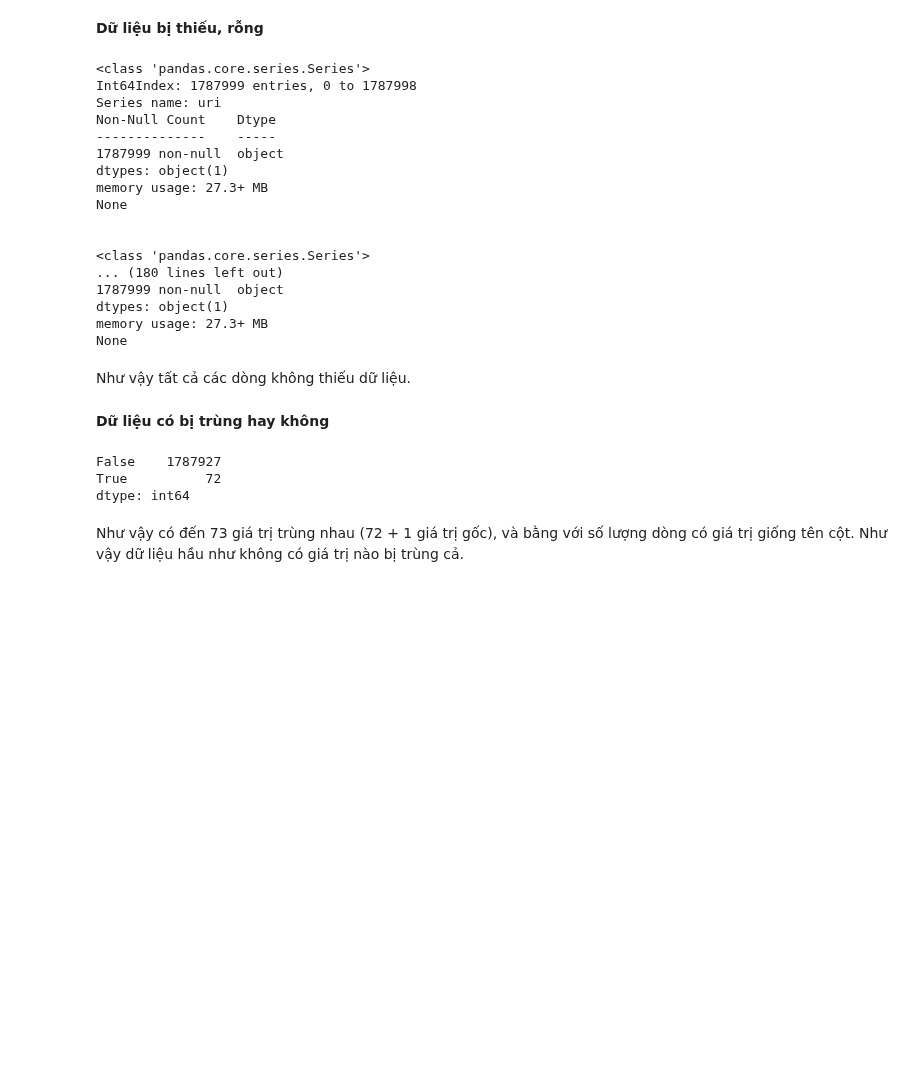
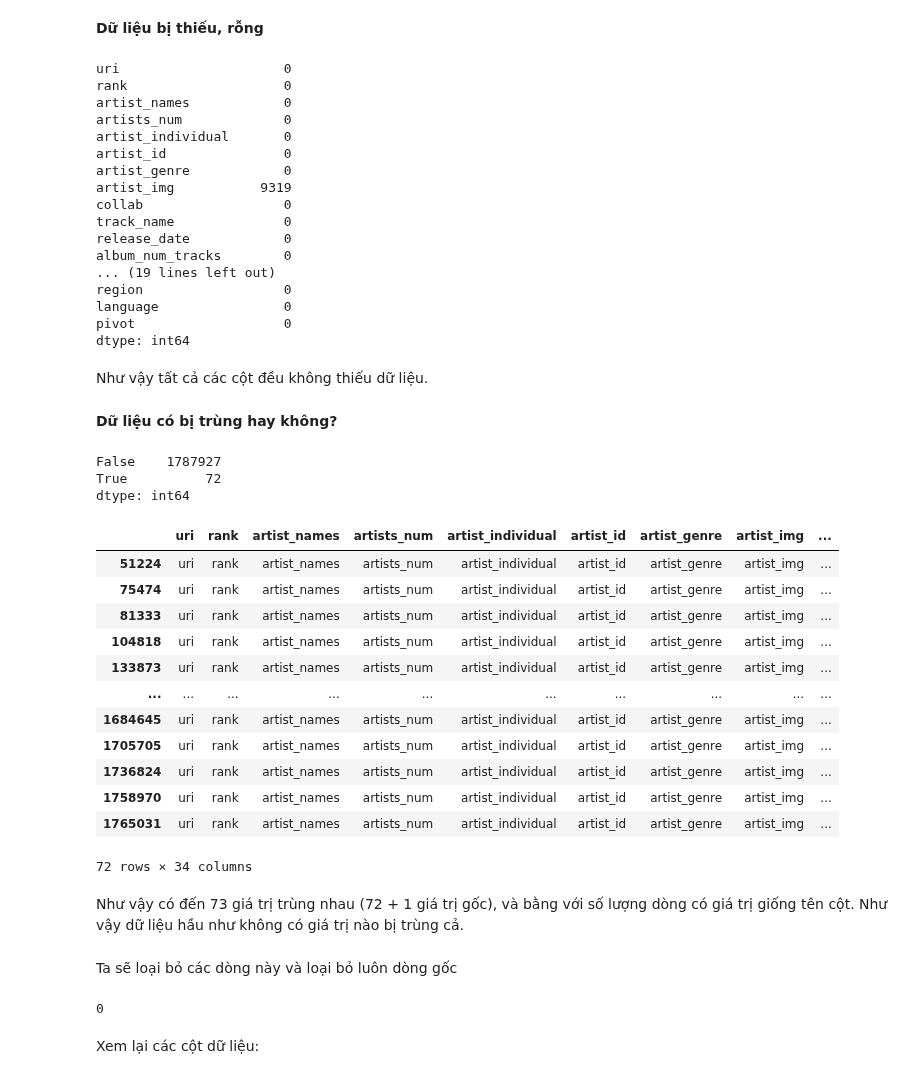
Before and after one commit to Miruku2201/LTKHDL_FinalProject, a Jupyter notebook: Final Project.ipynb, the cells around one changed output. Saved outputs shown, nothing was run; the diff lists cells and outputs as text; code cells hidden in the pictures; blank space fills up the shorter version.

```diff
--- a/Final Project.ipynb
+++ b/Final Project.ipynb
@@ -100,5 +98,6 @@ Các cột cần thiết như: <br>
 **Về bản nhạc**: uri, rank, artists_name, artists_num, artist_individual, collab, track_name, release_date, source, peak_rank, previous_rank, weeks_on_rank, streams, country, region, language<br>
 **Về nghệ sĩ độc quyền của bản nhạc**: artist_id, artist_genre<br>
 # %%
-cols = ["uri", "rank", 'artist_names', 'artists_num', 'artist_individual', 'collab', 'track_name', 'release_date', 'source', 'peak_rank', 'previous_rank', 'weeks_on_chart', 'streams', 'country', 'region', 'language', 'artist_id', 'artist_genre']
-spotify_df = spotify_df[cols]
+# cols = ["uri", "rank", 'artist_names', 'artists_num', 'artist_individual', 'collab', 'track_name', 'release_date', 'source', 'peak_rank', 'previous_rank', 'weeks_on_chart', 'streams', 'country', 'region', 'language', 'artist_id', 'artist_genre']
+# spotify_df = spotify_df[cols]
+spotify_df = spotify_df[spotify_df.columns[~spotify_df.columns.isin(['artist img','album cover', 'source'])]]
@@ -160,36 +187,59 @@ Và có vài dòng trùng với tên cột. Và có 73 dòng như vậy.
 # spotify_df[spotify_df.isna().any(axis=1)]
 # spotify_df[spotify_df.isnull().any(axis=1)]
 
-for col in columns:
-    print(spotify_df[col].info())
-    print("\n")
+spotify_df.isna().sum()
 # %% [output]
-<class 'pandas.core.series.Series'>
-Int64Index: 1787999 entries, 0 to 1787998
-Series name: uri
-Non-Null Count    Dtype
---------------    -----
-1787999 non-null  object
-dtypes: object(1)
-memory usage: 27.3+ MB
-None
-
-
-<class 'pandas.core.series.Series'>
-... (180 lines left out)
-1787999 non-null  object
-dtypes: object(1)
-memory usage: 27.3+ MB
-None
+uri                     0
+rank                    0
+artist_names            0
+artists_num             0
+artist_individual       0
+artist_id               0
+artist_genre            0
+artist_img           9319
+collab                  0
+track_name              0
+release_date            0
+album_num_tracks        0
+... (19 lines left out)
+region                  0
+language                0
+pivot                   0
+dtype: int64
 # %% [markdown]
-Như vậy tất cả các dòng không thiếu dữ liệu.
+Như vậy tất cả các cột đều không thiếu dữ liệu.
 # %% [markdown]
-**Dữ liệu có bị trùng hay không**
+**Dữ liệu có bị trùng hay không?**
 # %%
 spotify_df.duplicated().value_counts()
 # %% [output]
 False    1787927
 True          72
 dtype: int64
+# %%
+spotify_df[spotify_df.duplicated()]
+# %% [output]
+|  | uri | rank | artist_names | artists_num | artist_individual | artist_id | artist_genre | artist_img | ... |
+| 51224 | uri | rank | artist_names | artists_num | artist_individual | artist_id | artist_genre | artist_img | ... |
+| 75474 | uri | rank | artist_names | artists_num | artist_individual | artist_id | artist_genre | artist_img | ... |
+| 81333 | uri | rank | artist_names | artists_num | artist_individual | artist_id | artist_genre | artist_img | ... |
+| 104818 | uri | rank | artist_names | artists_num | artist_individual | artist_id | artist_genre | artist_img | ... |
+| 133873 | uri | rank | artist_names | artists_num | artist_individual | artist_id | artist_genre | artist_img | ... |
+| ... | ... | ... | ... | ... | ... | ... | ... | ... | ... |
+| 1684645 | uri | rank | artist_names | artists_num | artist_individual | artist_id | artist_genre | artist_img | ... |
+| 1705705 | uri | rank | artist_names | artists_num | artist_individual | artist_id | artist_genre | artist_img | ... |
+| 1736824 | uri | rank | artist_names | artists_num | artist_individual | artist_id | artist_genre | artist_img | ... |
+| 1758970 | uri | rank | artist_names | artists_num | artist_individual | artist_id | artist_genre | artist_img | ... |
+| 1765031 | uri | rank | artist_names | artists_num | artist_individual | artist_id | artist_genre | artist_img | ... |
+72 rows × 34 columns
 # %% [markdown]
 Như vậy có đến 73 giá trị trùng nhau (72 + 1 giá trị gốc), và bằng với số lượng dòng có giá trị giống tên cột. Như vậy dữ liệu hầu như không có giá trị nào bị trùng cả.
+# %% [markdown]
+Ta sẽ loại bỏ các dòng này và loại bỏ luôn dòng gốc
+# %%
+spotify_df.drop_duplicates(keep=False, inplace=True)
+spotify_df.duplicated().sum()
+# %% [output]
+0
+# %% [markdown]
+Xem lại các cột dữ liệu:
```
Also changed, not shown: parts of 14 cells of this notebook.
